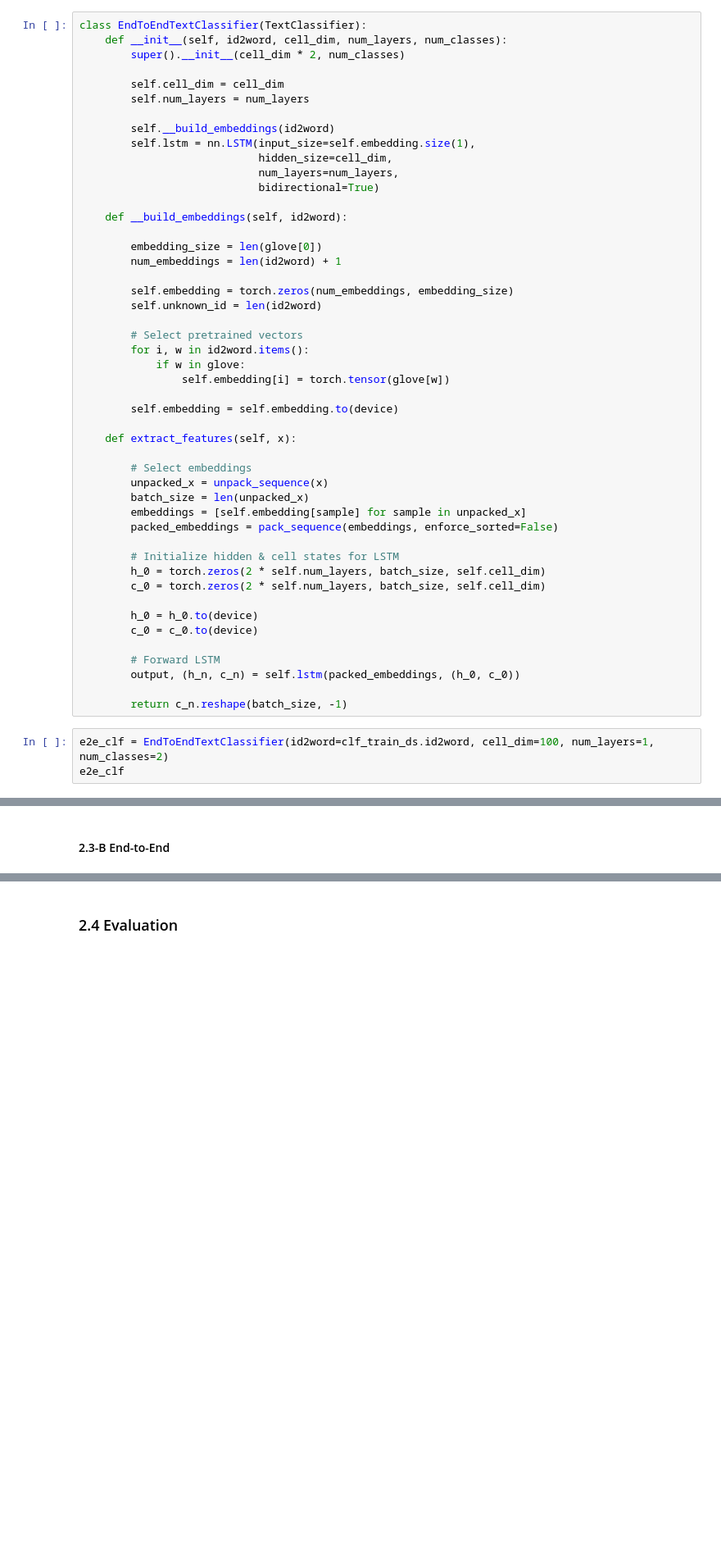
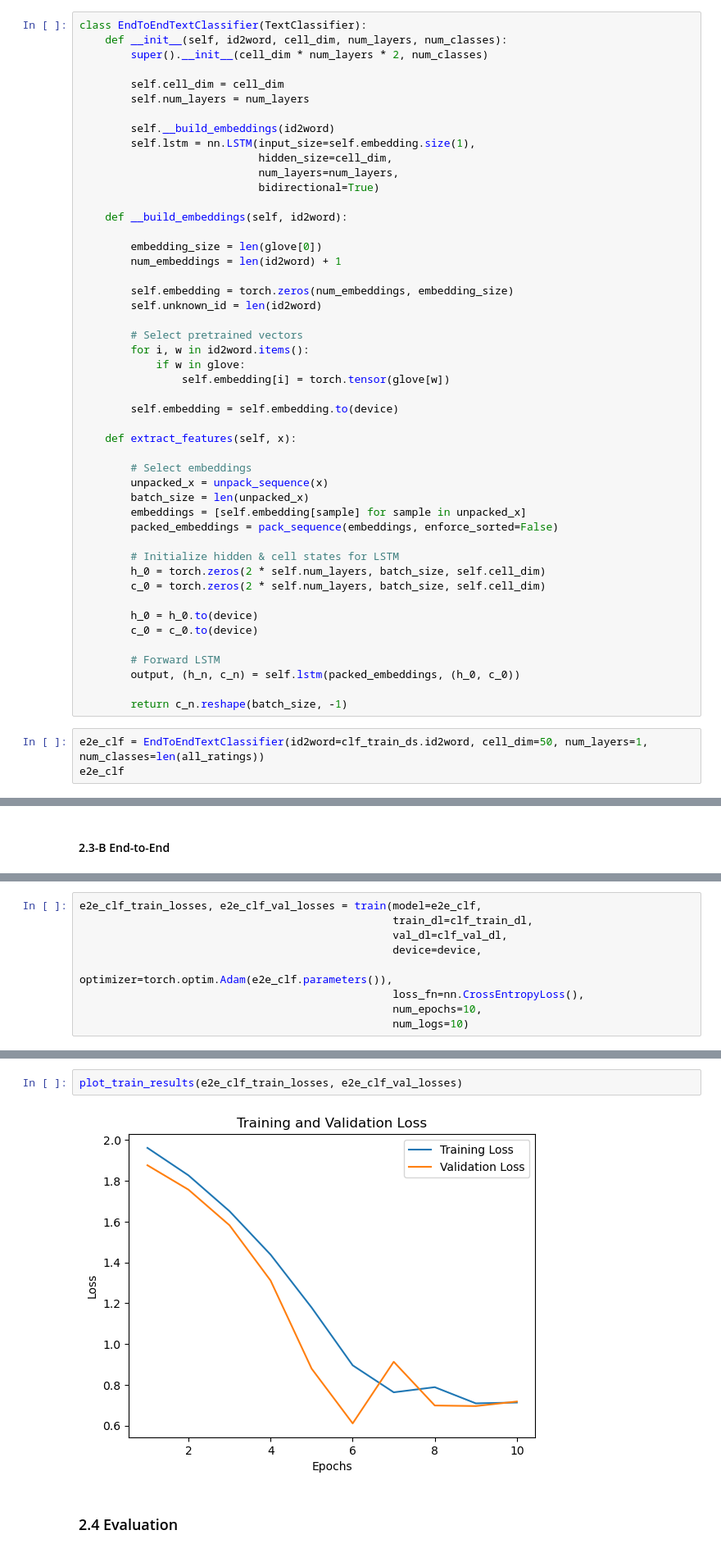
Before and after one commit to OmriGruman/imdb-reviews-lm-classification, a Jupyter notebook: lm-classification.ipynb, the cells around one changed output, grey strips where cells are left out. Shown at 82% size. Cells and saved outputs as stored; diff of their text form; blank space fills up the shorter version.

```diff
--- a/lm-classification.ipynb
+++ b/lm-classification.ipynb
@@ -595,7 +644,7 @@ LanguageModelClassifier(
 # %%
 class EndToEndTextClassifier(TextClassifier):
     def __init__(self, id2word, cell_dim, num_layers, num_classes):
-        super().__init__(cell_dim * 2, num_classes)
+        super().__init__(cell_dim * num_layers * 2, num_classes)
 
         self.cell_dim = cell_dim
         self.num_layers = num_layers
@@ -641,7 +690,7 @@ class EndToEndTextClassifier(TextClassifier):
 
         return c_n.reshape(batch_size, -1)
 # %%
-e2e_clf = EndToEndTextClassifier(id2word=clf_train_ds.id2word, cell_dim=100, num_layers=1, num_classes=2)
+e2e_clf = EndToEndTextClassifier(id2word=clf_train_ds.id2word, cell_dim=50, num_layers=1, num_classes=len(all_ratings))
 e2e_clf
 # %% [output]
 EndToEndTextClassifier(
@@ -813,0 +739,9 @@ for e in range(1, num_epochs+1):
+# %%
+e2e_clf_train_losses, e2e_clf_val_losses = train(model=e2e_clf,
+                                                 train_dl=clf_train_dl,
+                                                 val_dl=clf_val_dl,
+                                                 device=device,
+                                                 optimizer=torch.optim.Adam(e2e_clf.parameters()),
+                                                 loss_fn=nn.CrossEntropyLoss(),
+                                                 num_epochs=10,
+                                                 num_logs=10)
@@ -814,2 +766,6 @@ for e in range(1, num_epochs+1):
+# %%
+plot_train_results(e2e_clf_train_losses, e2e_clf_val_losses)
+# %% [output]
+[figure, added]
 # %% [markdown]
 ### 2.4 Evaluation
```
Also changed, not shown: parts of 45 cells of this notebook.
